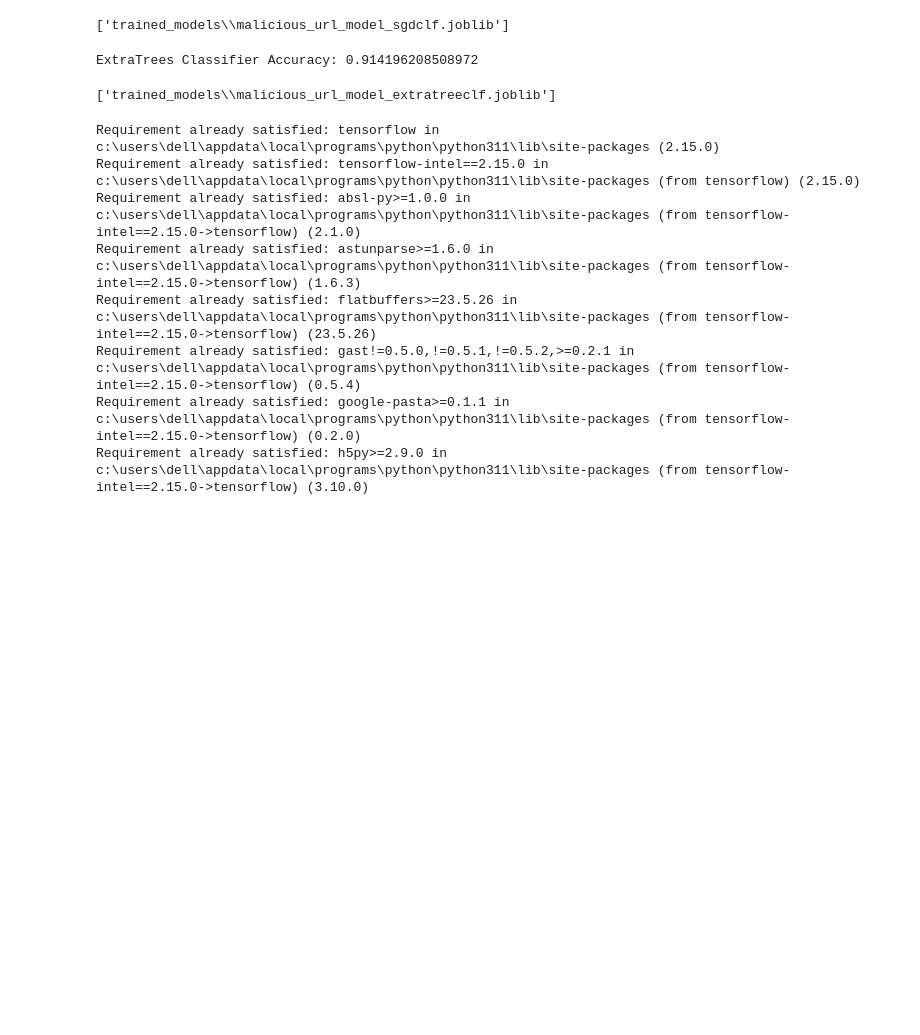
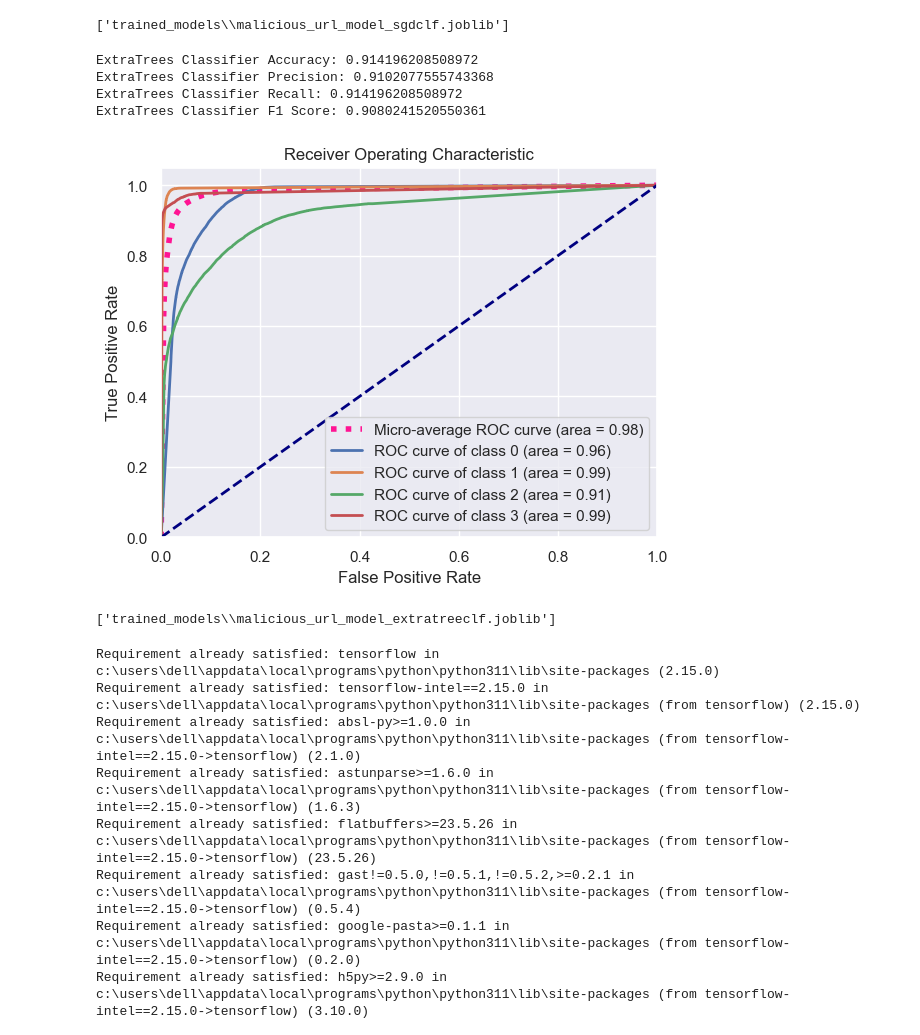
Before and after one commit to Somashekarbm/PhishShield, a Jupyter notebook: malicious-urls-machine-learning-with-91-46-acc.ipynb, the cells around one changed output. Cells and saved outputs as stored; diff of their text form; code cells hidden in the pictures; blank space fills up the shorter version.

```diff
--- a/malicious-urls-machine-learning-with-91-46-acc.ipynb
+++ b/malicious-urls-machine-learning-with-91-46-acc.ipynb
@@ -681,16 +839,62 @@ joblib.dump(sgd_classifier, 'trained_models\malicious_url_model_sgdclf.joblib')
 # %%
 # Initialize and train the ExtraTreesClassifier
 extra_trees_classifier = ExtraTreesClassifier(random_state=42)
 extra_trees_classifier.fit(X_train, y_train)
 
 # Predict the labels for the testing set
 y_pred_extra_trees = extra_trees_classifier.predict(X_test)
+y_pred_proba_extra_trees = extra_trees_classifier.predict_proba(X_test)
 
 # Calculate the accuracy of the ExtraTrees model
 accuracy_extra_trees = accuracy_score(y_test, y_pred_extra_trees)
 print("ExtraTrees Classifier Accuracy:", accuracy_extra_trees)
+
+# Calculate precision, recall, and F1-score
+precision_extra_trees = precision_score(y_test, y_pred_extra_trees, average='weighted')
+recall_extra_trees = recall_score(y_test, y_pred_extra_trees, average='weighted')
+f1_extra_trees = f1_score(y_test, y_pred_extra_trees, average='weighted')
+
+print("ExtraTrees Classifier Precision:", precision_extra_trees)
+print("ExtraTrees Classifier Recall:", recall_extra_trees)
+print("ExtraTrees Classifier F1 Score:", f1_extra_trees)
+
+# Binarize the output
+y_test_bin = label_binarize(y_test, classes=extra_trees_classifier.classes_)
+
+# Calculate ROC AUC for each class
+roc_auc_extra_trees = {}
+fpr_extra_trees = {}
+tpr_extra_trees = {}
+
+for i in range(len(extra_trees_classifier.classes_)):
+    fpr_extra_trees[i], tpr_extra_trees[i], _ = roc_curve(y_test_bin[:, i], y_pred_proba_extra_trees[:, i])
+    roc_auc_extra_trees[i] = auc(fpr_extra_trees[i], tpr_extra_trees[i])
+
+# Compute micro-average ROC curve and ROC area
+fpr_extra_trees["micro"], tpr_extra_trees["micro"], _ = roc_curve(y_test_bin.ravel(), y_pred_proba_extra_trees.ravel())
+roc_auc_extra_trees["micro"] = auc(fpr_extra_trees["micro"], tpr_extra_trees["micro"])
+
+# Plot ROC curves
+plt.figure()
+plt.plot(fpr_extra_trees["micro"], tpr_extra_trees["micro"], color='deeppink', linestyle=':', linewidth=4, label='Micro-average ROC curve (area = {0:0.2f})'.format(roc_auc_extra_trees["micro"]))
+
+for i in range(len(extra_trees_classifier.classes_)):
+    plt.plot(fpr_extra_trees[i], tpr_extra_trees[i], lw=2, label='ROC curve of class {0} (area = {1:0.2f})'.format(extra_trees_classifier.classes_[i], roc_auc_extra_trees[i]))
+
+plt.plot([0, 1], [0, 1], color='navy', lw=2, linestyle='--')
+plt.xlim([0.0, 1.0])
+plt.ylim([0.0, 1.05])
+plt.xlabel('False Positive Rate')
+plt.ylabel('True Positive Rate')
+plt.title('Receiver Operating Characteristic')
+plt.legend(loc="lower right")
+plt.show()
 # %% [output]
 ExtraTrees Classifier Accuracy: 0.914196208508972
+ExtraTrees Classifier Precision: 0.9102077555743368
+ExtraTrees Classifier Recall: 0.914196208508972
+ExtraTrees Classifier F1 Score: 0.9080241520550361
+[figure, added]
 # %%
 joblib.dump(extra_trees_classifier, 'trained_models\malicious_url_model_extratreeclf.joblib')
 # %% [output]
```
Also changed, not shown: parts of 8 cells of this notebook.
